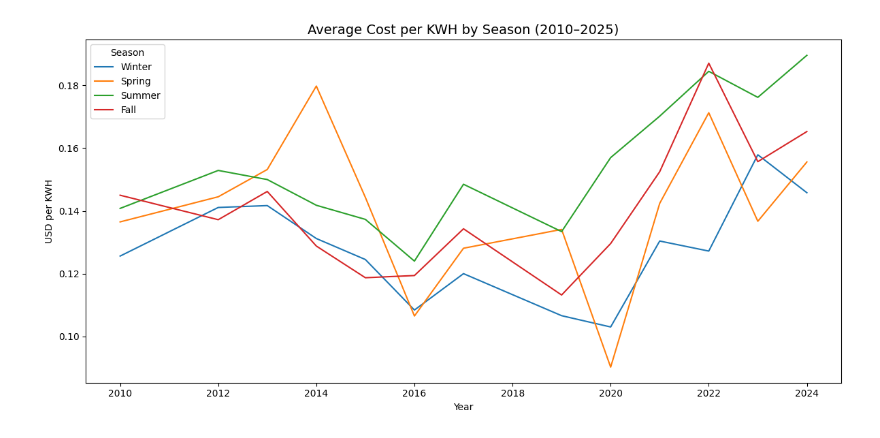
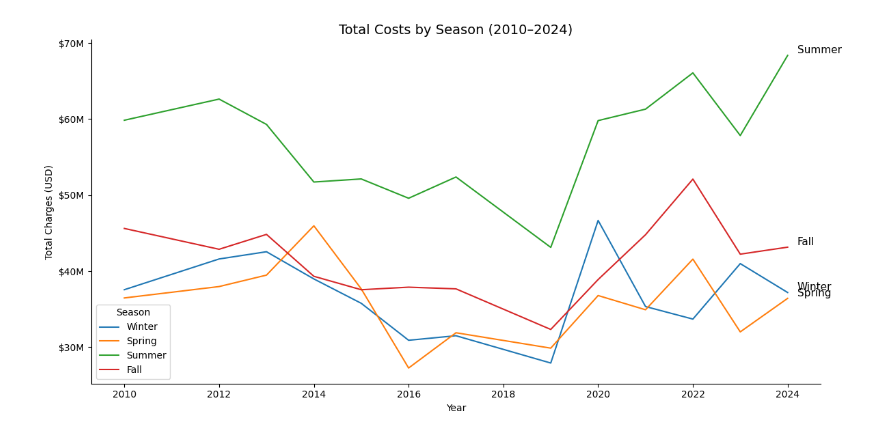
Before and after one commit to plapoddx/CIS-4170-NYCHA-Energy-Consumption, a Jupyter notebook: main_v1.ipynb, the cells around one changed output. Saved outputs shown, nothing was run; the diff lists cells and outputs as text; code cells hidden in the pictures.

```diff
--- a/main_v1.ipynb
+++ b/main_v1.ipynb
@@ -54,6 +71,28 @@ plt.plot(nyc_yearly_costs['year'], nyc_yearly_costs['current_charges'], linewidt
 plt.title('Total Electric Charges in NYC NYCHA Developments (2010–2025)', fontsize=14)
 plt.xlabel('Year')
 plt.ylabel('Total Charges (USD)')
+plt.gca().yaxis.set_major_formatter(ticker.FuncFormatter(lambda x, _: f'${x*1e-6:.0f}M'))
 plt.tight_layout()
+
+# Locate the row corresponding to the year 2013
+row_2013 = nyc_yearly_costs.loc[nyc_yearly_costs['year'] == 2013]
+
+# Extract x and y values for annotation
+x = row_2013['year'].values[0]
+y = row_2013['current_charges'].values[0]
+
+plt.annotate(
+    "2013 - Start of major energy efficiency\nand EPC implementation",
+    xy=(x, y),
+    xytext=(x + 1, y + 1e6),  # adjust text position
+    arrowprops=dict(facecolor='black', shrink=0.05, width=1, headwidth=6),
+    fontsize=10,
+    ha='left'
+)
+
+ax = plt.gca()
+ax.spines['top'].set_visible(False)
+ax.spines['right'].set_visible(False)
+
 plt.show()
 # %% [output]
@@ -102,27 +125,33 @@ plt.show()
 # %%
 seasonal_avg = df.groupby(['year', 'season']).agg({
     'current_charges': 'sum',
     'consumption_kwh': 'sum'
 }).reset_index()
-
-seasonal_avg['avg_cost_per_kwh'] = (seasonal_avg['current_charges'] / seasonal_avg['consumption_kwh']).round(4)
-
 # Pivot table for plotting
-pivot_table = seasonal_avg.pivot(index='year', columns='season', values='avg_cost_per_kwh').sort_index()
+pivot_table = seasonal_avg.pivot(index='year', columns='season', values='current_charges').sort_index()
 
 # Plotting the seasonal trends
 plt.figure(figsize=(12, 6))
 for season in ['Winter', 'Spring', 'Summer', 'Fall']:
     if season in pivot_table.columns:
         plt.plot(pivot_table.index, pivot_table[season], label=season)
+        x = pivot_table.index[-1]
+        y = pivot_table[season].iloc[-1]
+        plt.text(x + 0.2, y - 0.1, season, fontsize=11, va='bottom', ha='left', color='black')
 
-plt.title('Average Cost per KWH by Season (2010–2025)', fontsize=14)
+plt.title('Total Costs by Season (2010–2024)', fontsize=14)
 plt.xlabel('Year')
-plt.ylabel('USD per KWH')
+plt.ylabel('Total Charges (USD)')
+plt.gca().yaxis.set_major_formatter(ticker.FuncFormatter(lambda x, _: f'${x*1e-6:.0f}M'))
 plt.legend(title='Season')
 plt.tight_layout()
+
+ax = plt.gca()
+ax.spines['top'].set_visible(False)
+ax.spines['right'].set_visible(False)
+
 plt.show()
 # %% [output]
-[figure, old version]
+[figure, new version]
 # %%
 df_clean.to_csv('cleaned_data.csv', index=False)
```
Also changed, not shown: parts of 6 cells of this notebook.
